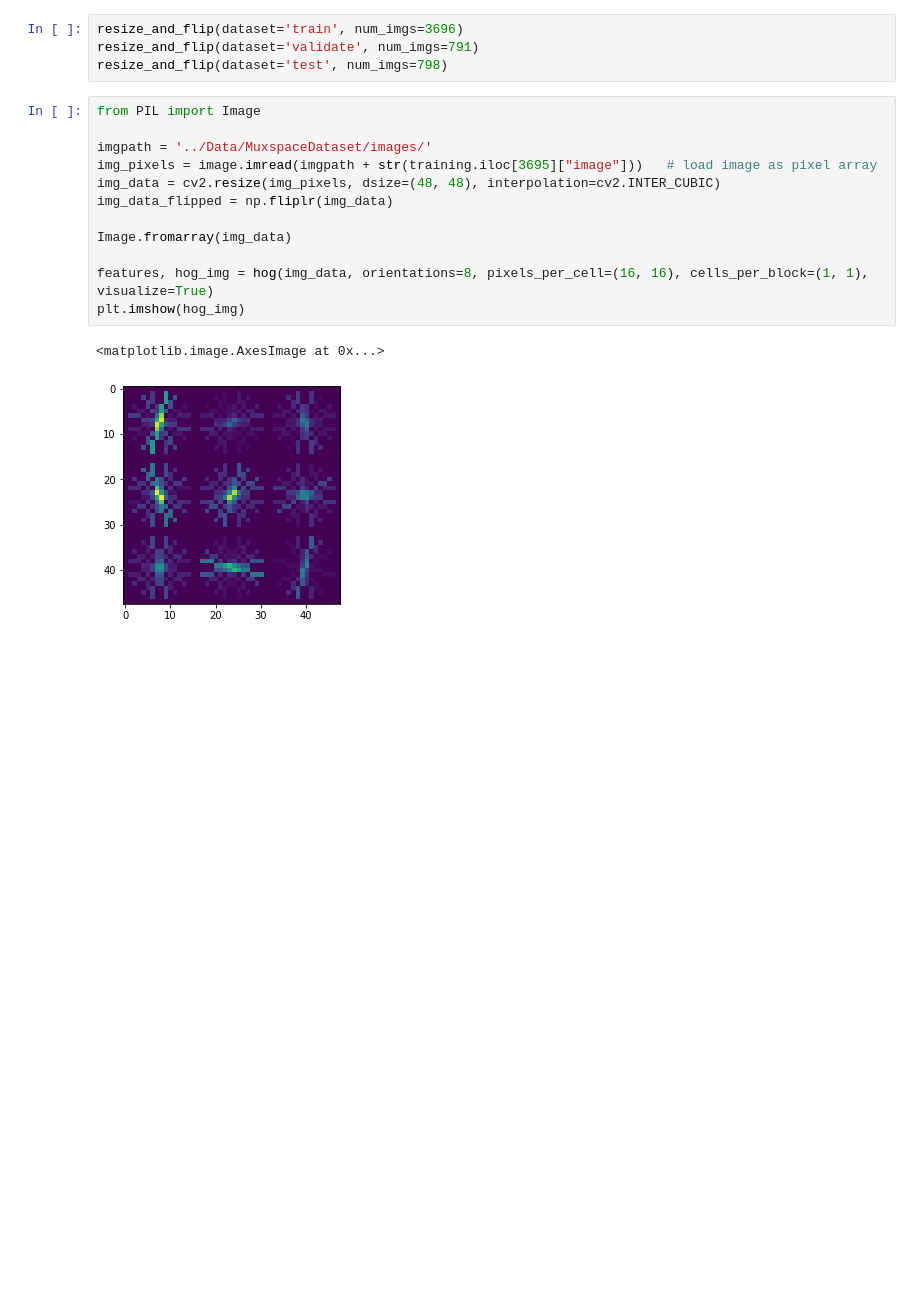
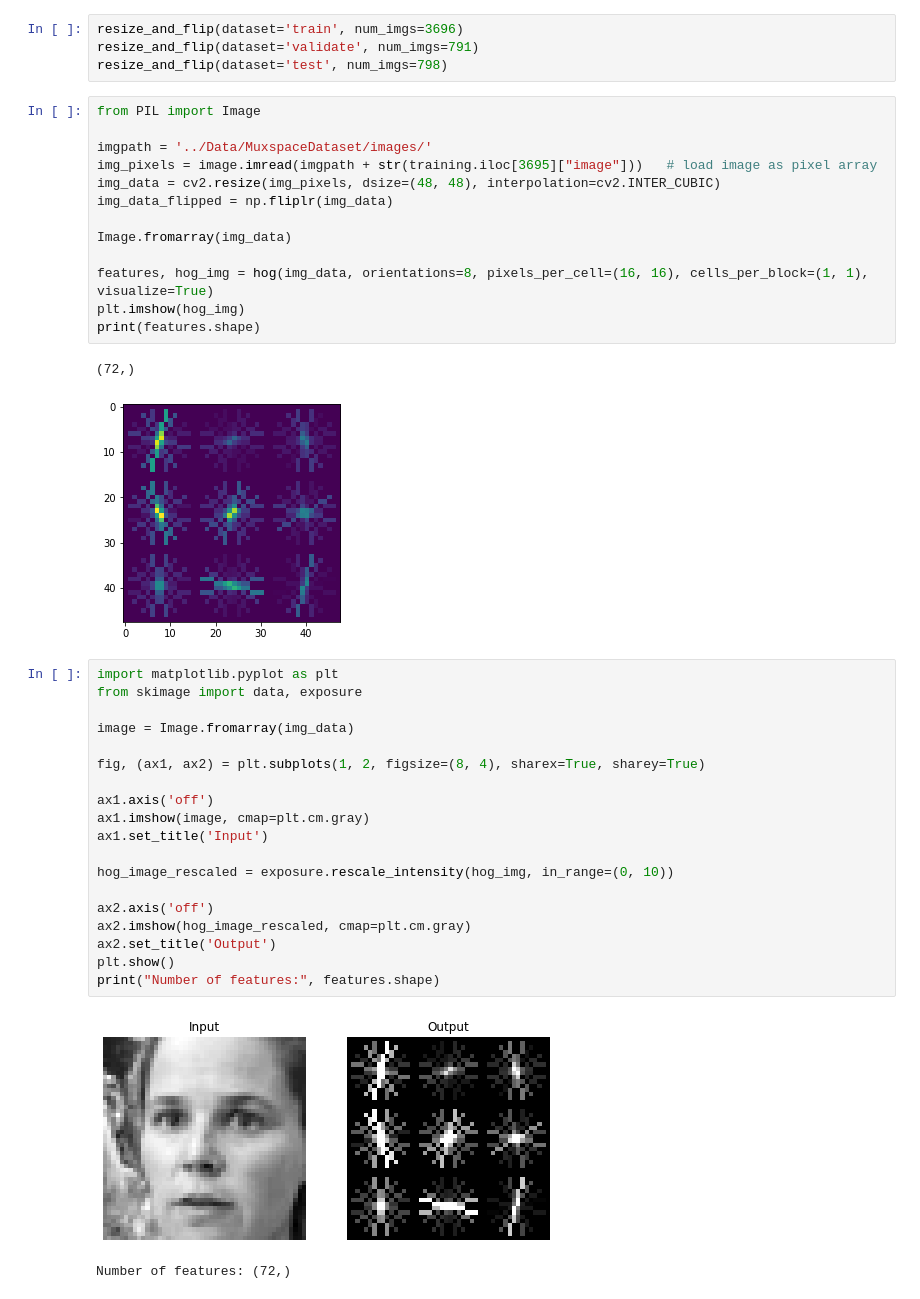
Before and after one commit to yuxuanyao/APS360, a Jupyter notebook: BaselineModel/feature_extraction.ipynb, the cells around one changed output. Cells and saved outputs as stored; diff of their text form; blank space fills up the shorter version.

```diff
--- a/BaselineModel/feature_extraction.ipynb
+++ b/BaselineModel/feature_extraction.ipynb
@@ -78,9 +78,32 @@ Image.fromarray(img_data)
 
 features, hog_img = hog(img_data, orientations=8, pixels_per_cell=(16, 16), cells_per_block=(1, 1), visualize=True)
 plt.imshow(hog_img)
+print(features.shape)
 # %% [output]
-<matplotlib.image.AxesImage at 0x...>
+(72,)
 [figure]
+# %%
+import matplotlib.pyplot as plt
+from skimage import data, exposure
+
+image = Image.fromarray(img_data)
+
+fig, (ax1, ax2) = plt.subplots(1, 2, figsize=(8, 4), sharex=True, sharey=True)
+
+ax1.axis('off')
+ax1.imshow(image, cmap=plt.cm.gray)
+ax1.set_title('Input')
+
+hog_image_rescaled = exposure.rescale_intensity(hog_img, in_range=(0, 10))
+
+ax2.axis('off')
+ax2.imshow(hog_image_rescaled, cmap=plt.cm.gray)
+ax2.set_title('Output')
+plt.show()
+print("Number of features:", features.shape)
+# %% [output]
+[figure, added]
+Number of features: (72,)
 # %%
 img_pixels = training.iloc[0][" pixels"]
 img_string = img_pixels.split(' ')
```
Also changed, not shown: parts of 1 cell of this notebook, 1 other file.
